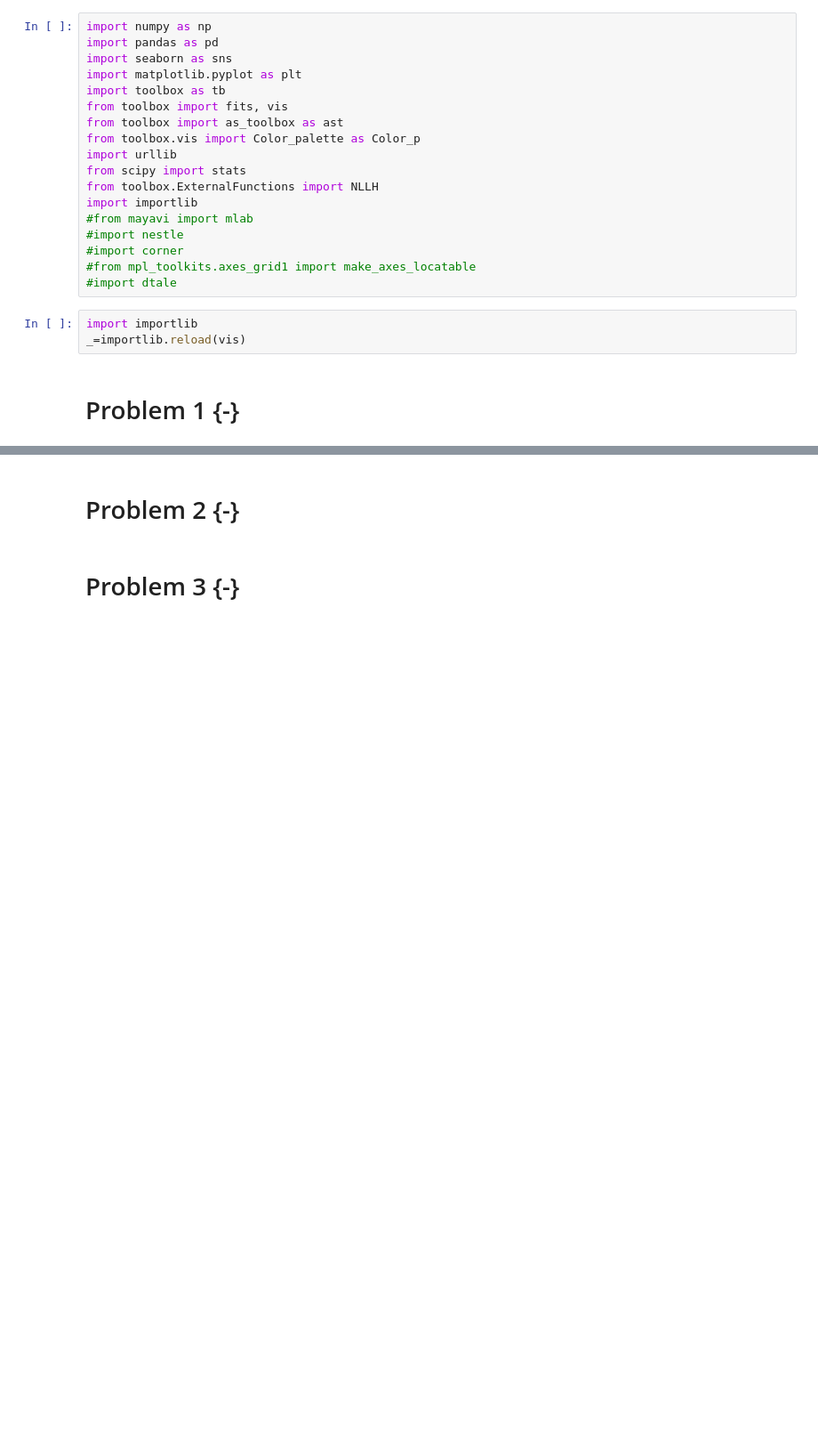
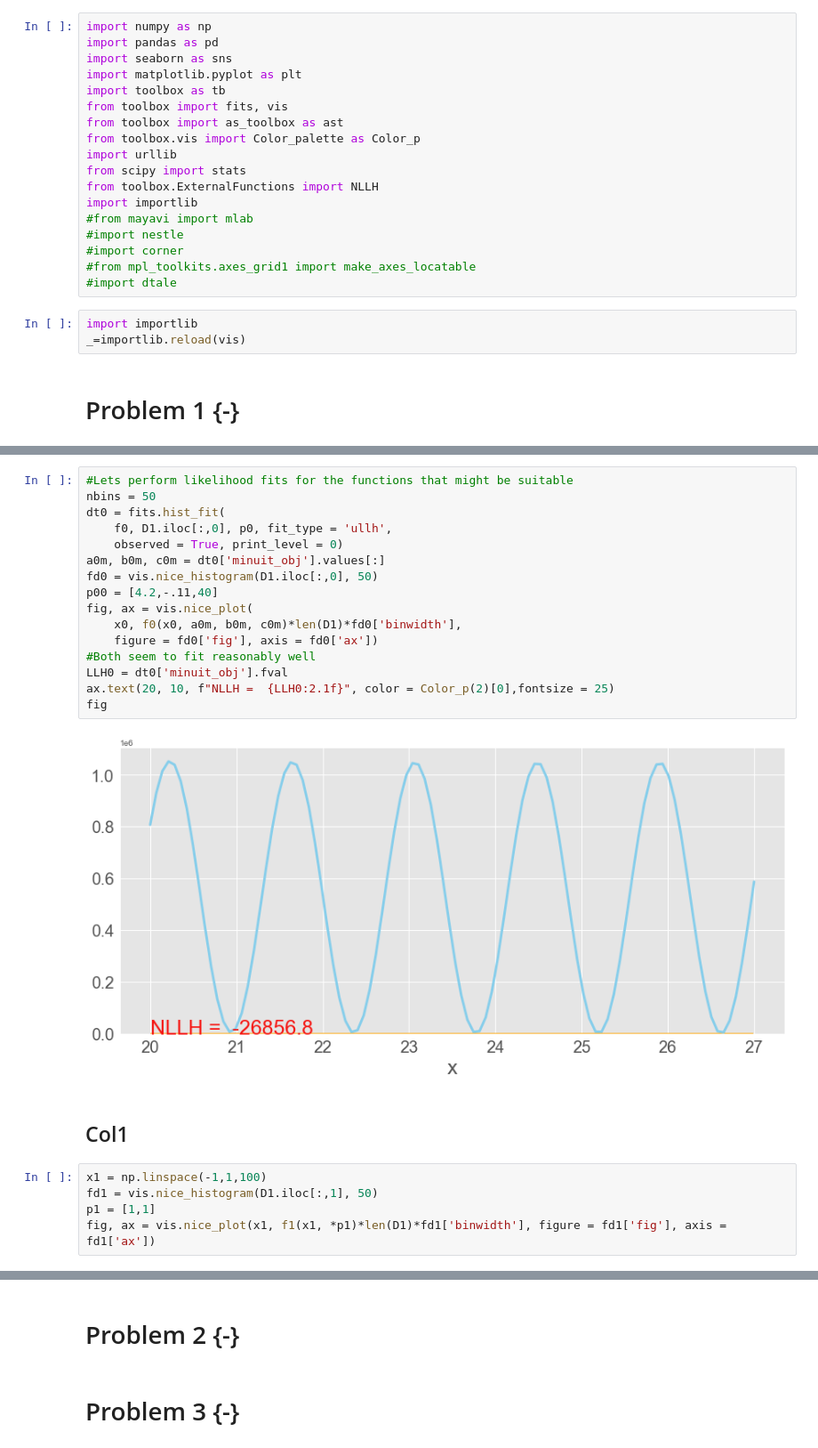
Before and after one commit to Kiril94/AMAS, a Jupyter notebook: Main_exam/AMAS_Exam_2021.ipynb, the cells around one changed output, grey strips where cells are left out. Shown at 89% size. Cells and saved outputs as stored; diff of their text form; blank space fills up the shorter version.

```diff
--- a/Main_exam/AMAS_Exam_2021.ipynb
+++ b/Main_exam/AMAS_Exam_2021.ipynb
@@ -35,0 +100,25 @@ url = ""
+# %%
+#Lets perform likelihood fits for the functions that might be suitable
+nbins = 50
+dt0 = fits.hist_fit(
+    f0, D1.iloc[:,0], p0, fit_type = 'ullh',
+    observed = True, print_level = 0)
+a0m, b0m, c0m = dt0['minuit_obj'].values[:]
+fd0 = vis.nice_histogram(D1.iloc[:,0], 50)
+p00 = [4.2,-.11,40]
+fig, ax = vis.nice_plot(
+    x0, f0(x0, a0m, b0m, c0m)*len(D1)*fd0['binwidth'],
+    figure = fd0['fig'], axis = fd0['ax'])
+#Both seem to fit reasonably well
+LLH0 = dt0['minuit_obj'].fval
+ax.text(20, 10, f"NLLH =  {LLH0:2.1f}", color = Color_p(2)[0],fontsize = 25)
+fig
+# %% [output]
+[figure, added]
+# %% [markdown]
+## Col1
+# %%
+x1 = np.linspace(-1,1,100)
+fd1 = vis.nice_histogram(D1.iloc[:,1], 50)
+p1 = [1,1]
+fig, ax = vis.nice_plot(x1, f1(x1, *p1)*len(D1)*fd1['binwidth'], figure = fd1['fig'], axis = fd1['ax'])
```
Also changed, not shown: parts of 15 cells of this notebook.
